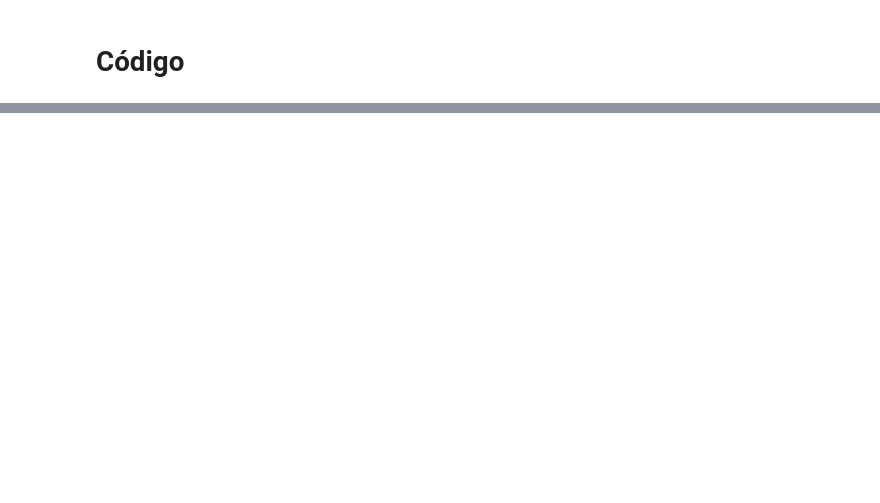
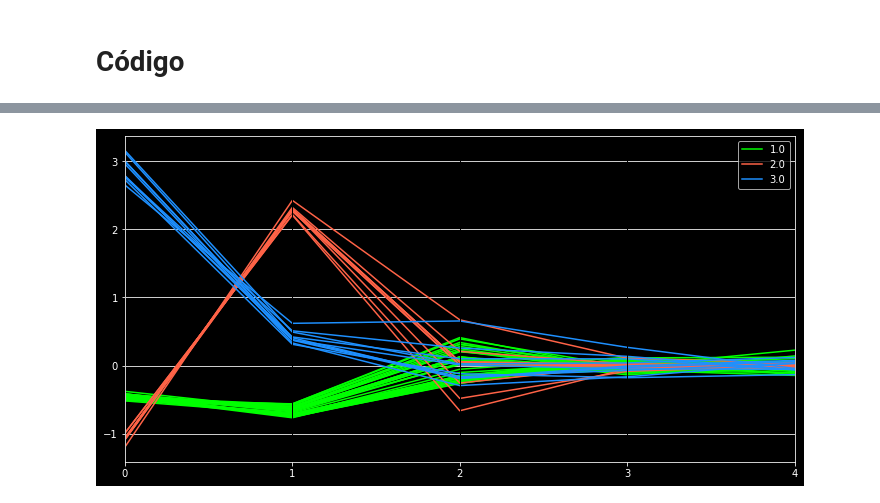
Before and after one commit to fefilizzola/HIML_TrabalhoFinal, a Jupyter notebook: trabalho_final_revGFS.ipynb, the cells around one changed output, grey strips where cells are left out. Drawn from its saved outputs; the diff is of its cells as text; code cells hidden in the pictures; blank space fills up the shorter version.

```diff
--- a/trabalho_final_revGFS.ipynb
+++ b/trabalho_final_revGFS.ipynb
@@ -215,8 +103,11 @@ plt.show()
 # %%
-df_all_PCA = pd.DataFrame(PCA(n_components=55).fit_transform(df_all.to_numpy()))#,columns=[f'{x} Component' for x in range(1,np.size(yi)+1)])
+y_all = pd.DataFrame({'target':df_AR[:,-1]})
+df_all_PCA = pd.DataFrame(PCA(n_components=5).fit_transform(df_AR[:,:-1]))#,columns=[f'{x} Component' for x in range(1,np.size(yi)+1)])
 df_parallel = pd.concat([df_all_PCA,y_all],axis=1)
 import plotly.express as px
 fig = pd.plotting.parallel_coordinates(df_parallel,"target",color=["lime", "tomato","dodgerblue"]) # px.parallel_coordinates(df_parallel,)
+# %% [output]
+[figure, added]
 # %%
 df_melted = df_parallel.melt(id_vars=['target'])
 sns.boxplot(data = df_melted[df_melted['variable']<=10],x='variable',y='value',hue='target')
```
Also changed, not shown: parts of 11 cells of this notebook.
